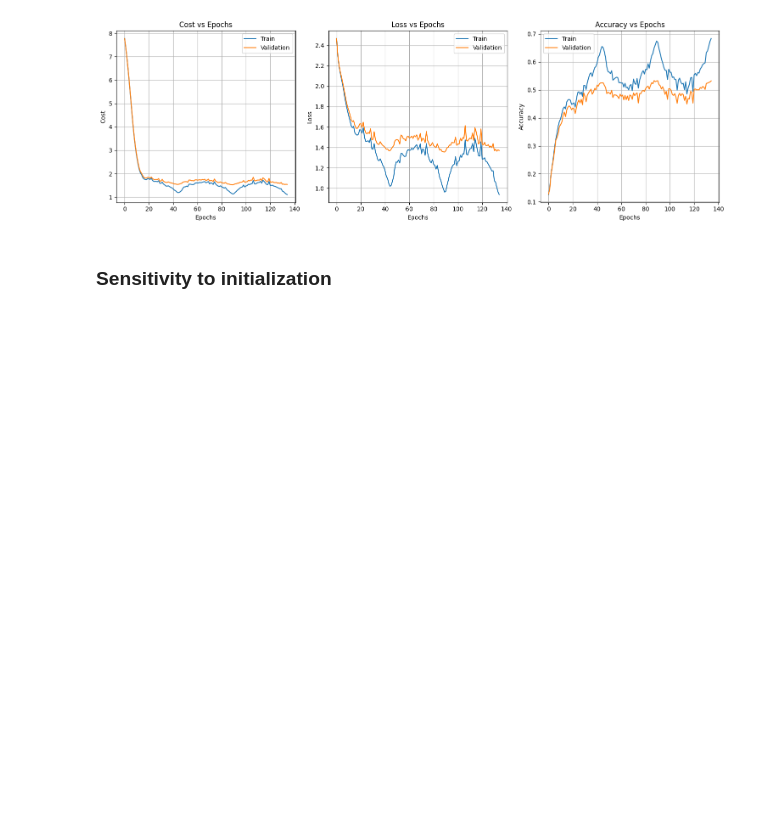
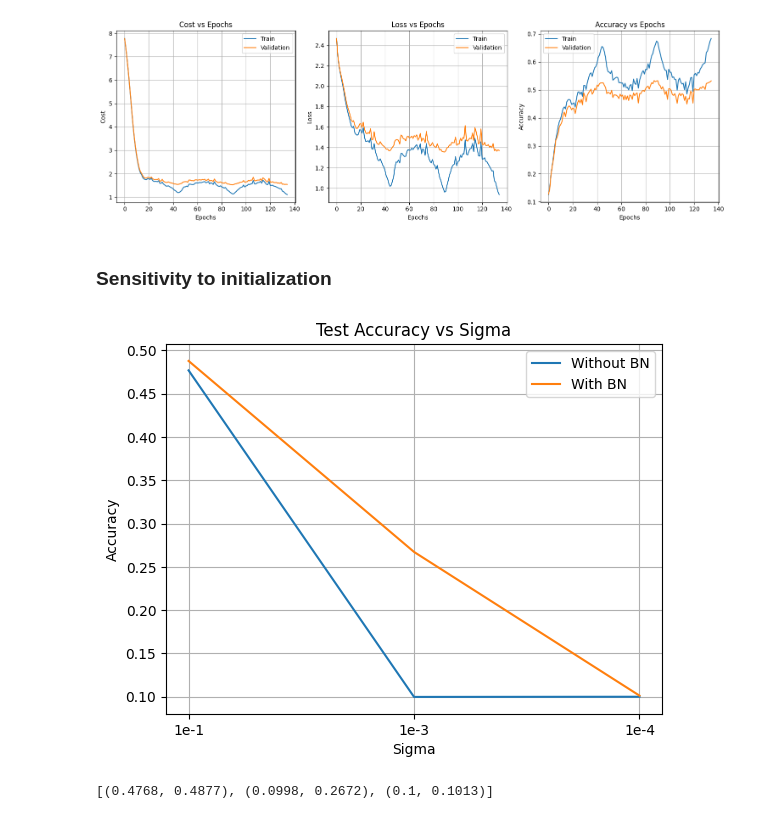
Before and after one commit to ttperr/DD2424-DL-KTH, a Jupyter notebook: Assignment3/Assignment3.ipynb, the cells around one changed output. Saved outputs shown, nothing was run; the diff lists cells and outputs as text; code cells hidden in the pictures; blank space fills up the shorter version.

```diff
--- a/Assignment3/Assignment3.ipynb
+++ b/Assignment3/Assignment3.ipynb
@@ -931,3 +993,51 @@ Test Accuracy: 0.5277
 [figure]
 # %% [markdown]
 ### Sensitivity to initialization
+# %%
+X, Y, y, X_test, Y_test, y_test = load_all_data()
+
+X_train = X[:, :45000]
+Y_train = Y[:, :45000]
+y_train = y[:45000]
+X_val = X[:, 45000:]
+Y_val = Y[:, 45000:]
+y_val = y[45000:]
+
+n_batch = 100
+batch_size = X_train.shape[1] // n_batch
+n_s = 5 * batch_size
+
+
+test_accuracies = []
+hidden_size = []
+
+for sig in [1e-1, 1e-3, 1e-4]:
+    classifier = Classifier(X_train, X_val, X_test, Y_train,
+                            Y_val, Y_test, y_train, y_val, y_test, lambda_=0.005, device=device)
+    classifierBN = ClassifierBN(X_train, X_val, X_test, Y_train,
+                                Y_val, Y_test, y_train, y_val, y_test, lambda_=0.005, device=device)
+    classifier.preprocess()
+    classifierBN.preprocess()
+    classifier.initialize_weights_sig([50, 50], sig)
+    classifierBN.initialize_weights_sig([50, 50], sig)
+    classifier.mini_batch_gd_cyclic(
+        batch_size=batch_size, n_s=n_s, n_cycles=2, pbar=False)
+    classifierBN.mini_batch_gd_BN_cyclic(
+        batch_size=batch_size, n_s=n_s, n_cycles=2, pbar=False)
+    test_accuracies.append((classifier.accuracy(
+        classifier.x_test, classifier.y_test), classifierBN.accuracy(classifierBN.x_test, classifierBN.y_test)))
+
+plt.plot(test_accuracies)
+plt.legend(['Without BN', 'With BN'])
+plt.xticks(range(3), ['1e-1', '1e-3', '1e-4'])
+plt.ylabel('Accuracy')
+plt.xlabel('Sigma')
+plt.title('Test Accuracy vs Sigma')
+plt.grid()
+plt.show()
+# %% [output]
+[figure, added]
+# %%
+print(test_accuracies)
+# %% [output]
+[(0.4768, 0.4877), (0.0998, 0.2672), (0.1, 0.1013)]
```
Also changed, not shown: parts of 3 cells of this notebook, 1 other file.
